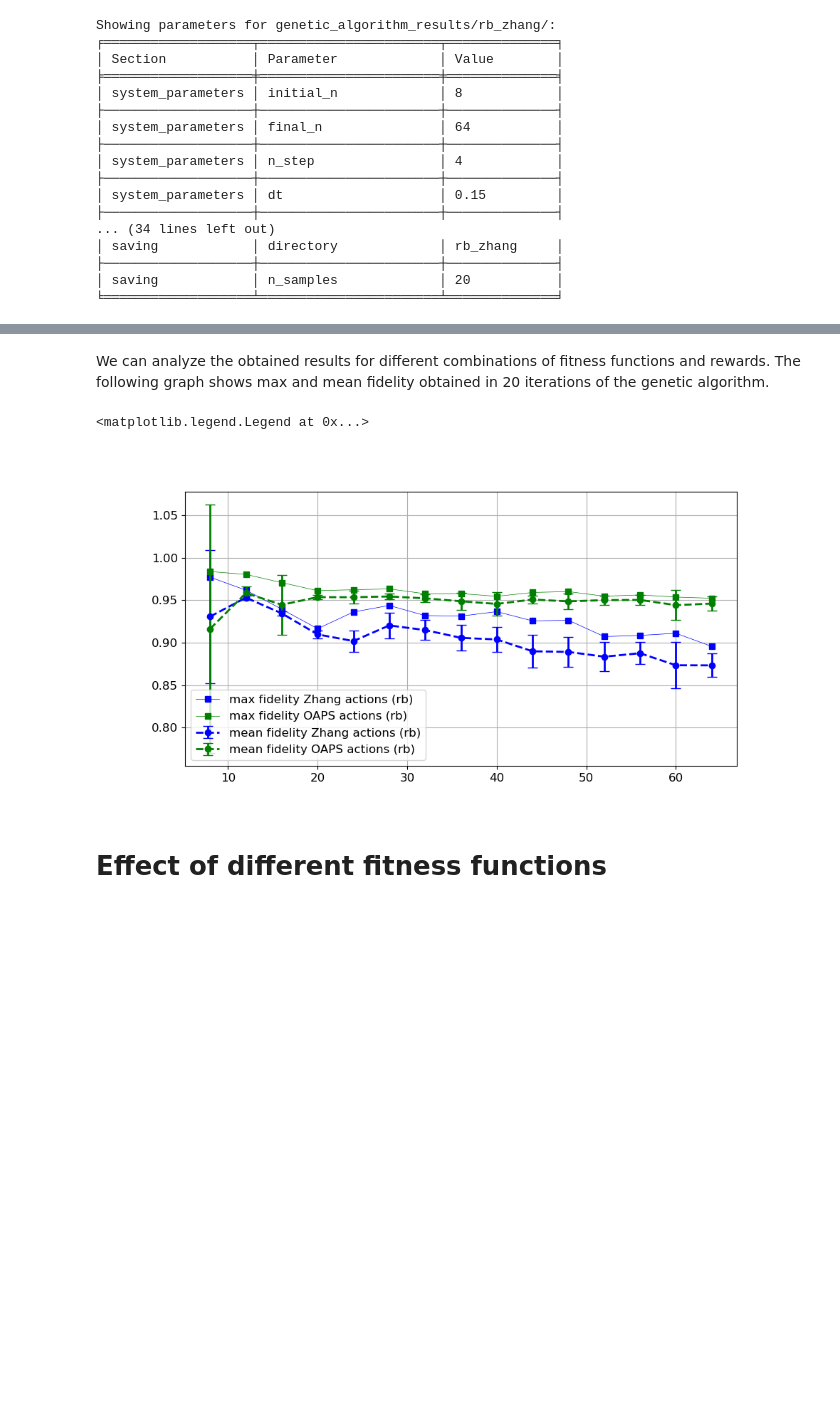
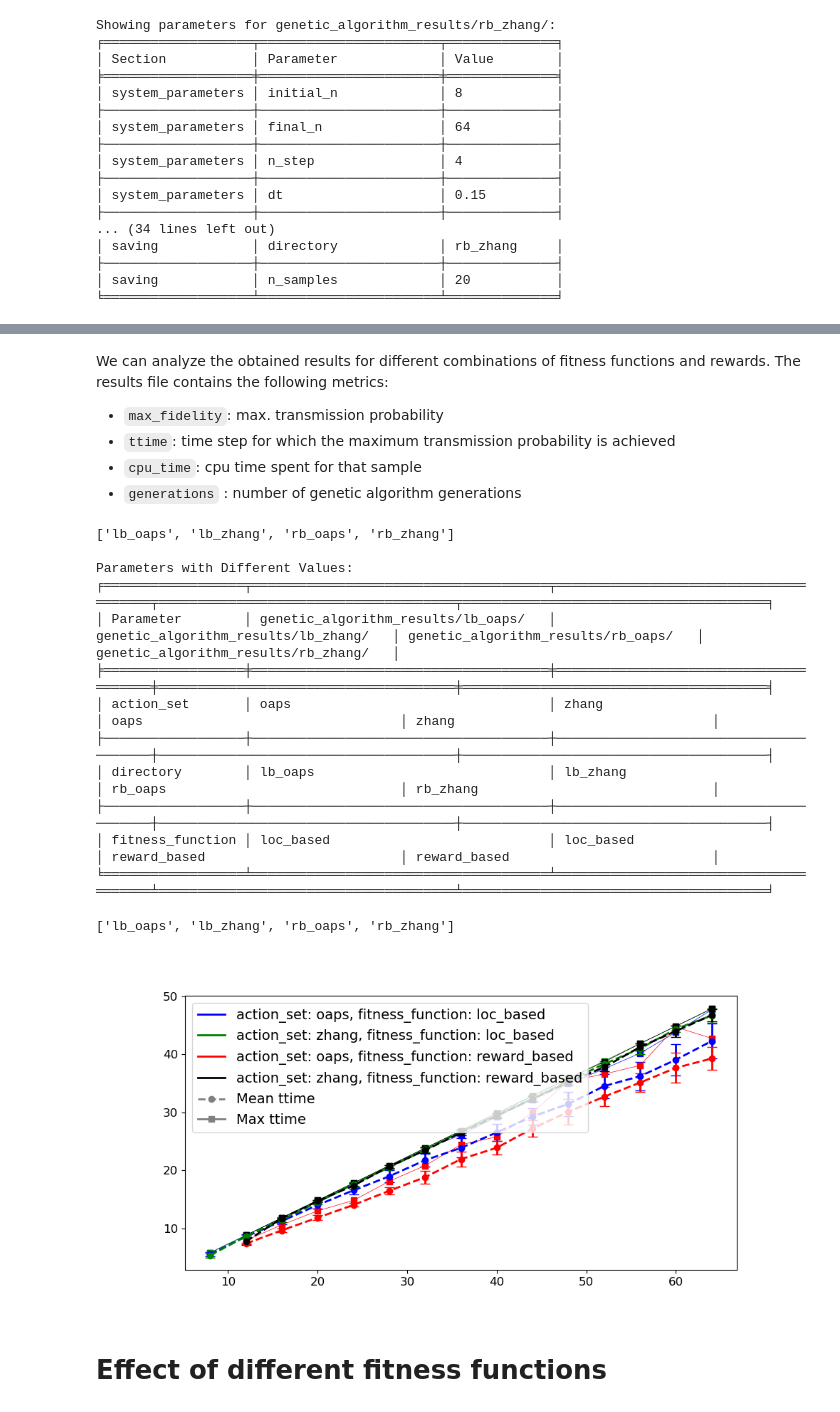
Before and after one commit to sofips/dynamic_control_for_QST, a Jupyter notebook: results_summary.ipynb, the cells around one changed output, grey strips where cells are left out. Saved outputs shown, nothing was run; the diff lists cells and outputs as text; code cells hidden in the pictures; blank space fills up the shorter version.

```diff
--- a/results_summary.ipynb
+++ b/results_summary.ipynb
@@ -56,13 +118,32 @@ We also study to action sets:
 # %% [markdown]
-We can analyze the obtained results for different combinations of fitness functions and rewards. The following graph shows max and mean fidelity obtained in 20 iterations of the genetic algorithm.
+We can analyze the obtained results for different combinations of fitness functions and rewards. The results file contains the following metrics:
+
+- `max_fidelity`: max. transmission probability
+- `ttime`: time step for which the maximum transmission probability is achieved
+- `cpu_time`: cpu time spent for that sample
+- `generations` : number of genetic algorithm generations
-# %%
-plt.figure(figsize=(10, 5))
-plot_mean_max([directory1, directory2],labels=[' fidelity Zhang actions (rb)', ' fidelity OAPS actions (rb)'],column='max_fidelity')
-plt.grid()
-plt.legend(loc='lower left')
-# %% [output]
-<matplotlib.legend.Legend at 0x...>
-[figure, removed]
+# %%
+plt.figure(figsize=(10, 5))
+
+plot_metric(directories,'ttime')
+
+diff = get_different_parameters(directories,print_params=True)
+diff.loc['directory'].values.tolist()
+# %% [output]
+['lb_oaps', 'lb_zhang', 'rb_oaps', 'rb_zhang']
+
+Parameters with Different Values:
+╒══════════════════╤══════════════════════════════════════╤═══════════════════════════════════════╤══════════════════════════════════════╤═══════════════════════════════════════╕
+│ Parameter        │ genetic_algorithm_results/lb_oaps/   │ genetic_algorithm_results/lb_zhang/   │ genetic_algorithm_results/rb_oaps/   │ genetic_algorithm_results/rb_zhang/   │
+╞══════════════════╪══════════════════════════════════════╪═══════════════════════════════════════╪══════════════════════════════════════╪═══════════════════════════════════════╡
+│ action_set       │ oaps                                 │ zhang                                 │ oaps                                 │ zhang                                 │
+├──────────────────┼──────────────────────────────────────┼───────────────────────────────────────┼──────────────────────────────────────┼───────────────────────────────────────┤
+│ directory        │ lb_oaps                              │ lb_zhang                              │ rb_oaps                              │ rb_zhang                              │
+├──────────────────┼──────────────────────────────────────┼───────────────────────────────────────┼──────────────────────────────────────┼───────────────────────────────────────┤
+│ fitness_function │ loc_based                            │ loc_based                             │ reward_based                         │ reward_based                          │
+╘══════════════════╧══════════════════════════════════════╧═══════════════════════════════════════╧══════════════════════════════════════╧═══════════════════════════════════════╛
+['lb_oaps', 'lb_zhang', 'rb_oaps', 'rb_zhang']
+[figure, added]
 # %% [markdown]
 # Effect of different fitness functions
 # %% [markdown]
```
Also changed, not shown: parts of 12 cells of this notebook.
